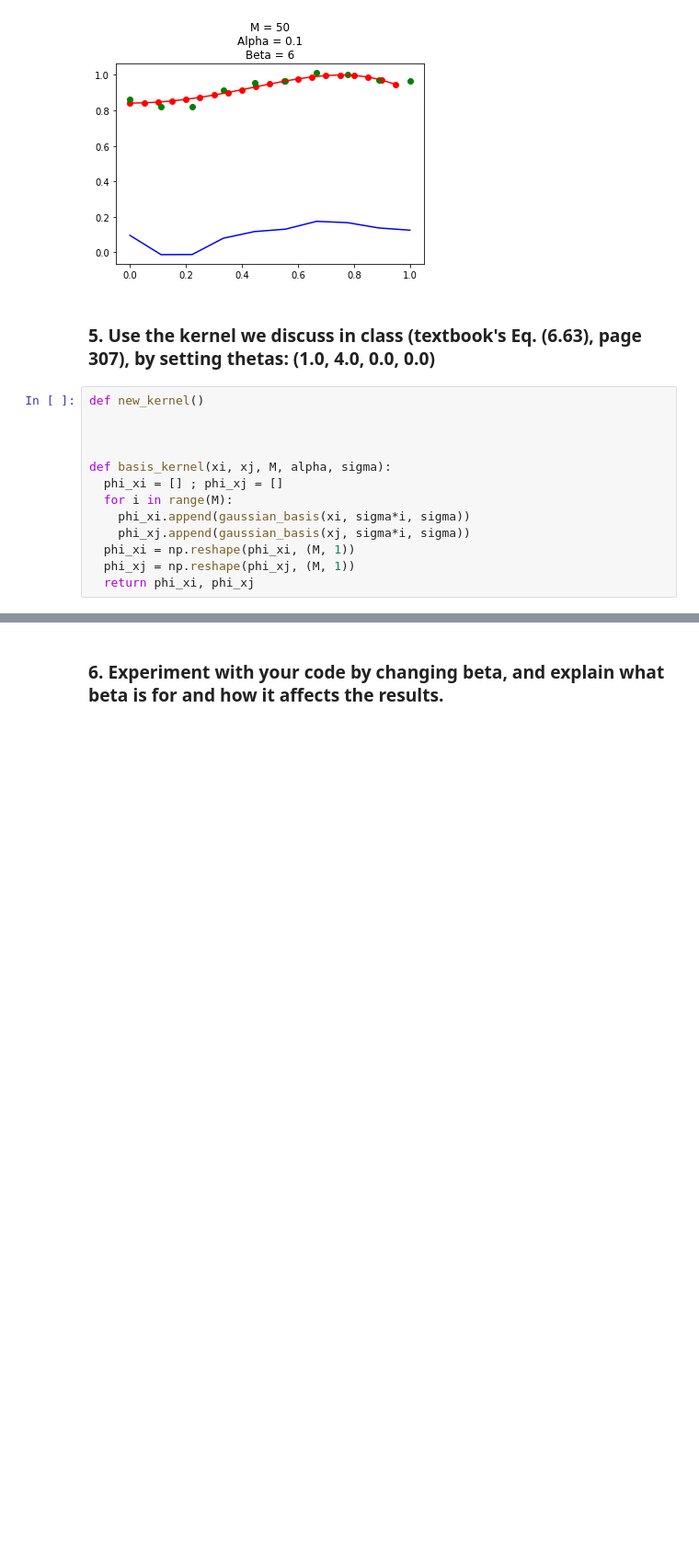
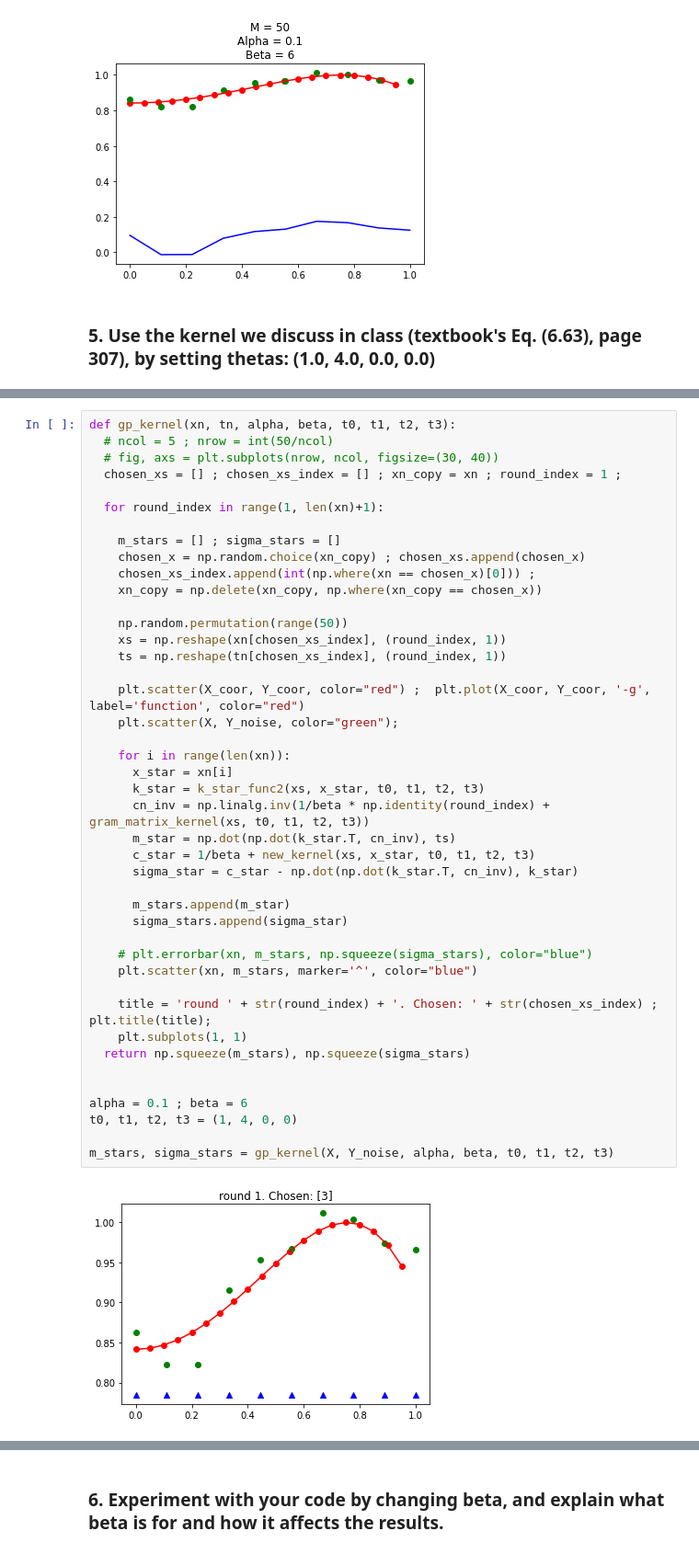
Before and after one commit to ninichang/py-and-fs, a Jupyter notebook: ML_Assignment_4_Gaussian_Processes_for_Regression.ipynb, the cells around one changed output, grey strips where cells are left out. Shown: that part at 92% size. Cells and saved outputs as stored; diff of their text form; blank space fills up the shorter version.

```diff
--- a/ML_Assignment_4_Gaussian_Processes_for_Regression.ipynb
+++ b/ML_Assignment_4_Gaussian_Processes_for_Regression.ipynb
@@ -139,16 +137,3 @@ title = 'M = '+ str(M) + '\nAlpha = '+ str(alpha) + '\nBeta = '+ str(beta) ; plt
 [figure]
 # %% [markdown]
 ### 5.  Use the kernel we discuss in class (textbook's Eq. (6.63), page 307), by setting thetas: (1.0, 4.0, 0.0, 0.0)
-# %%
-def new_kernel()
-
-
-
-def basis_kernel(xi, xj, M, alpha, sigma):
-  phi_xi = [] ; phi_xj = []
-  for i in range(M):
-    phi_xi.append(gaussian_basis(xi, sigma*i, sigma))
-    phi_xj.append(gaussian_basis(xj, sigma*i, sigma))
-  phi_xi = np.reshape(phi_xi, (M, 1))
-  phi_xj = np.reshape(phi_xj, (M, 1))
-  return phi_xi, phi_xj
@@ -156,0 +169,45 @@ Estimated w:  [0.66593366 0.16299929 0.02965988 0.28005083]
+# %%
+def gp_kernel(xn, tn, alpha, beta, t0, t1, t2, t3):
+  # ncol = 5 ; nrow = int(50/ncol)
+  # fig, axs = plt.subplots(nrow, ncol, figsize=(30, 40))
+  chosen_xs = [] ; chosen_xs_index = [] ; xn_copy = xn ; round_index = 1 ;
+
+  for round_index in range(1, len(xn)+1):
+
+    m_stars = [] ; sigma_stars = []
+    chosen_x = np.random.choice(xn_copy) ; chosen_xs.append(chosen_x)
+    chosen_xs_index.append(int(np.where(xn == chosen_x)[0])) ;
+    xn_copy = np.delete(xn_copy, np.where(xn_copy == chosen_x))
+
+    np.random.permutation(range(50))
+    xs = np.reshape(xn[chosen_xs_index], (round_index, 1))
+    ts = np.reshape(tn[chosen_xs_index], (round_index, 1))
+
+    plt.scatter(X_coor, Y_coor, color="red") ;  plt.plot(X_coor, Y_coor, '-g', label='function', color="red")
+    plt.scatter(X, Y_noise, color="green");
+
+    for i in range(len(xn)):
+      x_star = xn[i]
+      k_star = k_star_func2(xs, x_star, t0, t1, t2, t3)
+      cn_inv = np.linalg.inv(1/beta * np.identity(round_index) + gram_matrix_kernel(xs, t0, t1, t2, t3))
+      m_star = np.dot(np.dot(k_star.T, cn_inv), ts)
+      c_star = 1/beta + new_kernel(xs, x_star, t0, t1, t2, t3)
+      sigma_star = c_star - np.dot(np.dot(k_star.T, cn_inv), k_star)
+
+      m_stars.append(m_star)
+      sigma_stars.append(sigma_star)
+
+    # plt.errorbar(xn, m_stars, np.squeeze(sigma_stars), color="blue")
+    plt.scatter(xn, m_stars, marker='^', color="blue")
+
+    title = 'round ' + str(round_index) + '. Chosen: ' + str(chosen_xs_index) ; plt.title(title);
+    plt.subplots(1, 1)
+  return np.squeeze(m_stars), np.squeeze(sigma_stars)
+
+
+alpha = 0.1 ; beta = 6
+t0, t1, t2, t3 = (1, 4, 0, 0)
+
+m_stars, sigma_stars = gp_kernel(X, Y_noise, alpha, beta, t0, t1, t2, t3)
+# %% [output]
+[figure, added]
```
Also changed, not shown: parts of 8 cells of this notebook.
